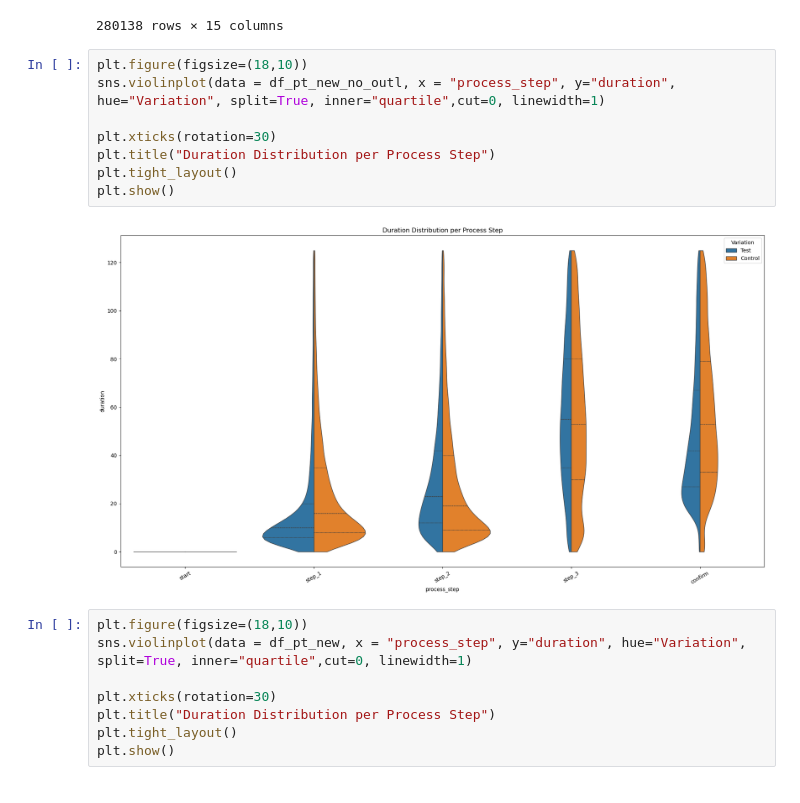
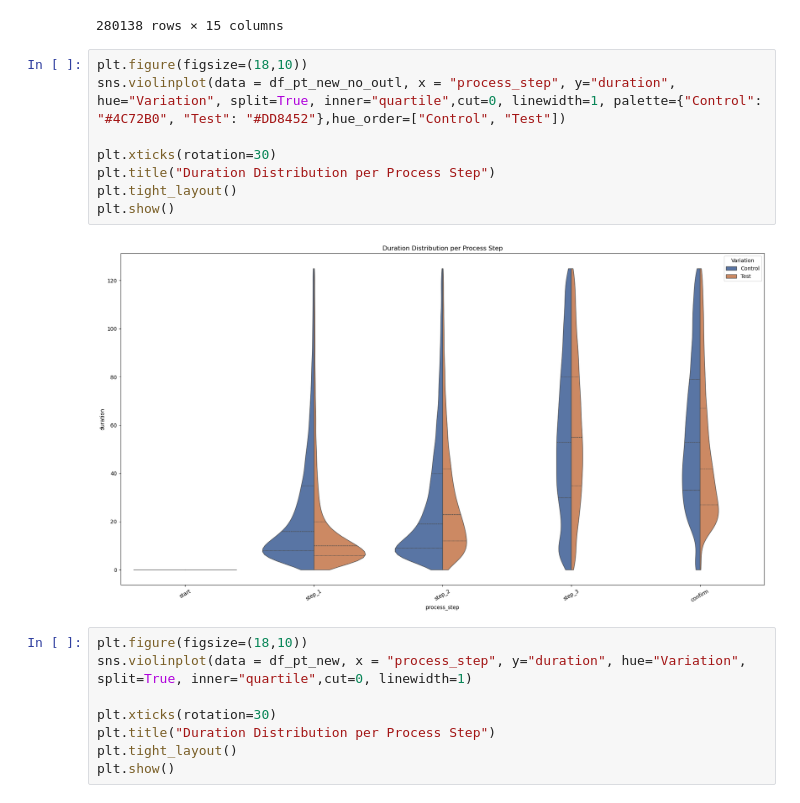
Before and after one commit to ross167/vanguard-ab-test, a Jupyter notebook: merged_pt.ipynb, the cells around one changed output. Saved outputs shown, nothing was run; the diff lists cells and outputs as text.

Commit message:
Updated merged + graphs

```diff
--- a/merged_pt.ipynb
+++ b/merged_pt.ipynb
@@ -749,14 +749,14 @@ df_pt_new_no_outl
 280138 rows × 15 columns
 # %%
 plt.figure(figsize=(18,10))
-sns.violinplot(data = df_pt_new_no_outl, x = "process_step", y="duration", hue="Variation", split=True, inner="quartile",cut=0, linewidth=1)
+sns.violinplot(data = df_pt_new_no_outl, x = "process_step", y="duration", hue="Variation", split=True, inner="quartile",cut=0, linewidth=1, palette={"Control": "#4C72B0", "Test": "#DD8452"},hue_order=["Control", "Test"])
 
 plt.xticks(rotation=30)
 plt.title("Duration Distribution per Process Step")
 plt.tight_layout()
 plt.show()
 # %% [output]
-[figure, old version]
+[figure, new version]
 # %%
 plt.figure(figsize=(18,10))
 sns.violinplot(data = df_pt_new, x = "process_step", y="duration", hue="Variation", split=True, inner="quartile",cut=0, linewidth=1)
```
Also changed, not shown: parts of 8 cells of this notebook, 6 other files.
